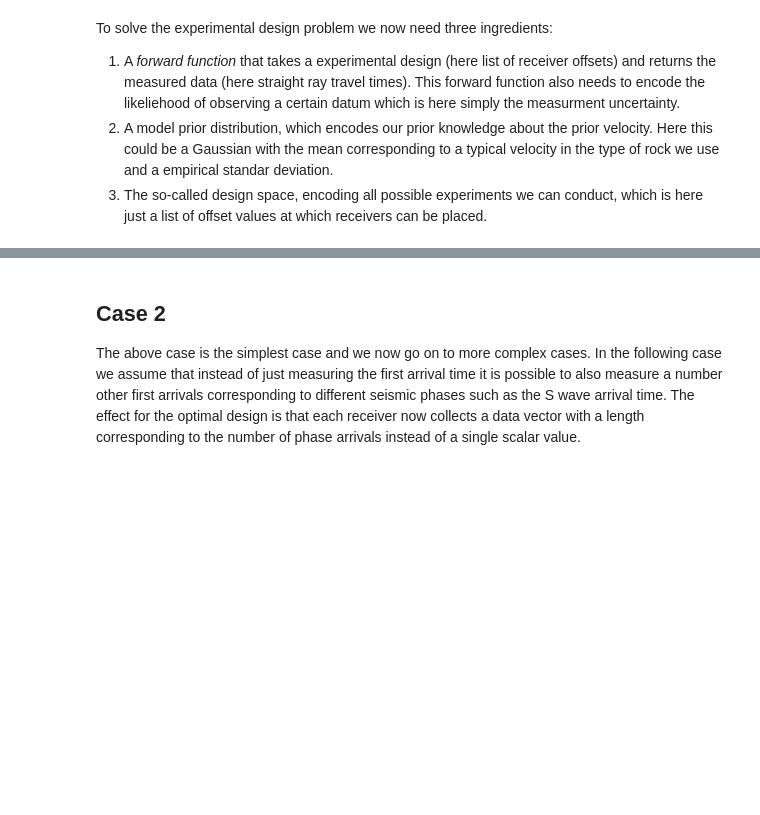
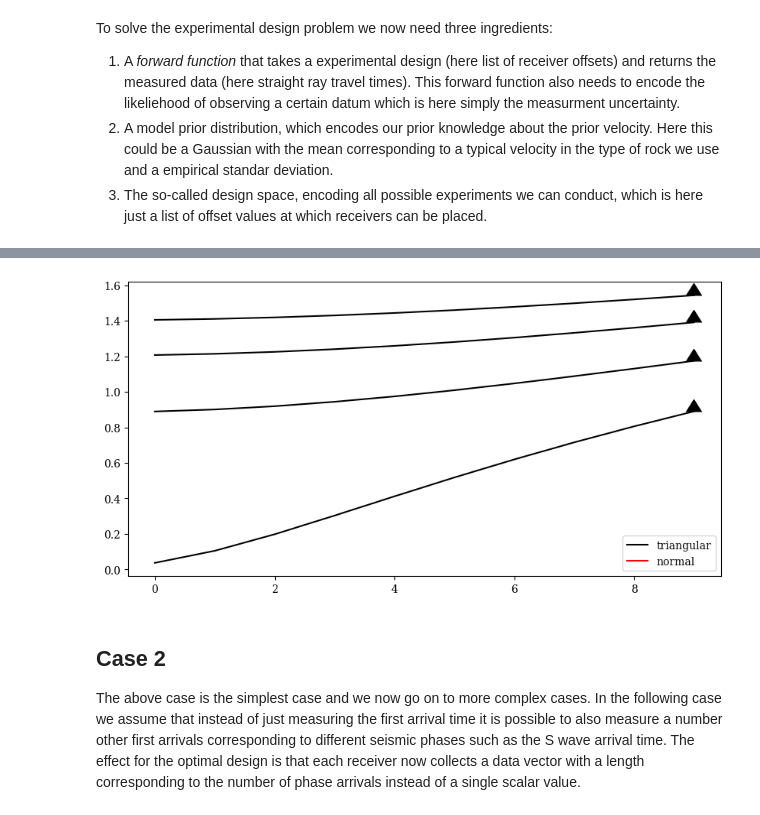
Before and after one commit to dominik-strutz/GeoBED, a Jupyter notebook: notebooks/explain_design2data.ipynb, the cells around one changed output, grey strips where cells are left out. Drawn from its saved outputs; the diff is of its cells as text; code cells hidden in the pictures; blank space fills up the shorter version.

```diff
--- a/notebooks/explain_design2data.ipynb
+++ b/notebooks/explain_design2data.ipynb
@@ -122,3 +124,22 @@ print(optimal_design)
+# %%
+fig, ax = plt.subplots(figsize=(10, 5))
+
+for i in range(1, len(info_dict)+1):
+    ax.plot(range(len(info_dict[i]['eig'])), info_dict[i]['eig'], color='k')
+    ax.plot(
+        [int(optimal_design[i-1])],
+        info_dict[i]['eig'][int(optimal_design[i-1])],
+        marker=10, markersize=15, color='k')
+
+
+plt.plot([], [], 'k', label='triangular')
+plt.plot([], [], 'r', label='normal')
+
+ax.legend()
+
+plt.show()
+# %% [output]
+[figure, added]
 # %% [markdown]
 ## Case 2
 
```
Also changed, not shown: parts of 19 cells of this notebook, 7 other files.
